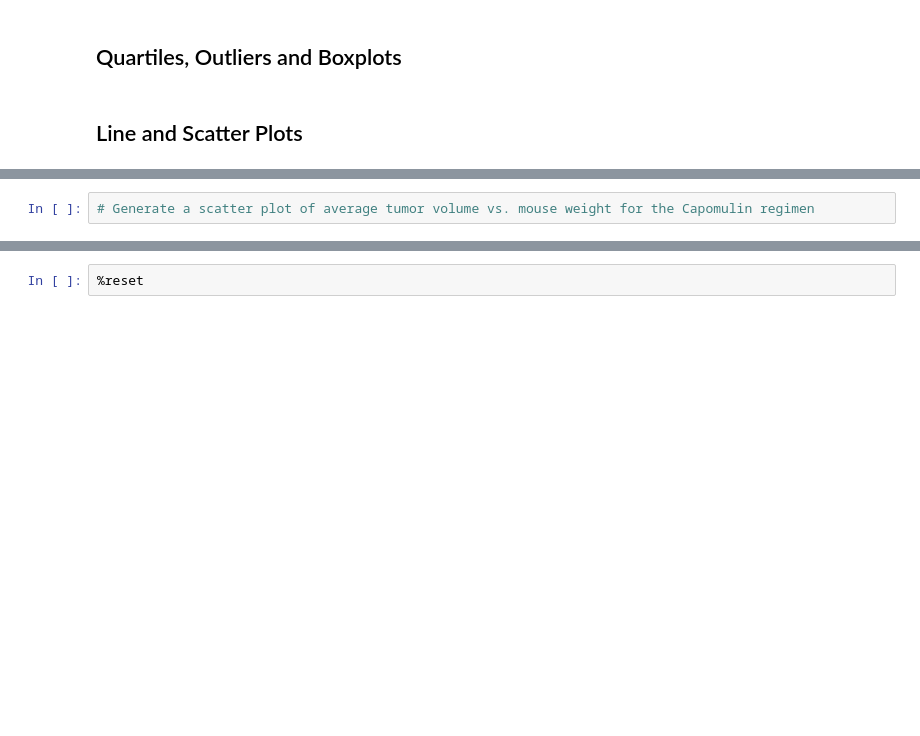
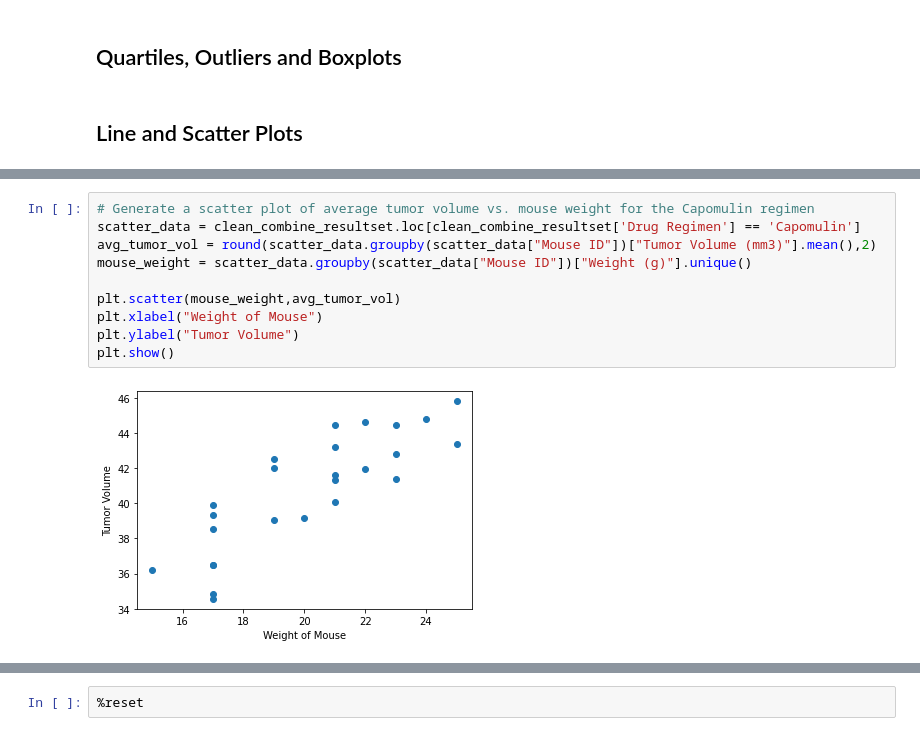
Before and after one commit to inkosi-codes/pyplot-challenge, a Jupyter notebook: pymaceutical_main.ipynb, the cells around one changed output, grey strips where cells are left out. Drawn from its saved outputs; the diff is of its cells as text; blank space fills up the shorter version.

```diff
--- a/pymaceutical_main.ipynb
+++ b/pymaceutical_main.ipynb
@@ -163,2 +179,12 @@ plt.show()
-# %%
-# Generate a scatter plot of average tumor volume vs. mouse weight for the Capomulin regimen
+# %%
+# Generate a scatter plot of average tumor volume vs. mouse weight for the Capomulin regimen
+scatter_data = clean_combine_resultset.loc[clean_combine_resultset['Drug Regimen'] == 'Capomulin']
+avg_tumor_vol = round(scatter_data.groupby(scatter_data["Mouse ID"])["Tumor Volume (mm3)"].mean(),2)
+mouse_weight = scatter_data.groupby(scatter_data["Mouse ID"])["Weight (g)"].unique()
+
+plt.scatter(mouse_weight,avg_tumor_vol)
+plt.xlabel("Weight of Mouse")
+plt.ylabel("Tumor Volume")
+plt.show()
+# %% [output]
+[figure, added]
```
Also changed, not shown: parts of 8 cells of this notebook.
